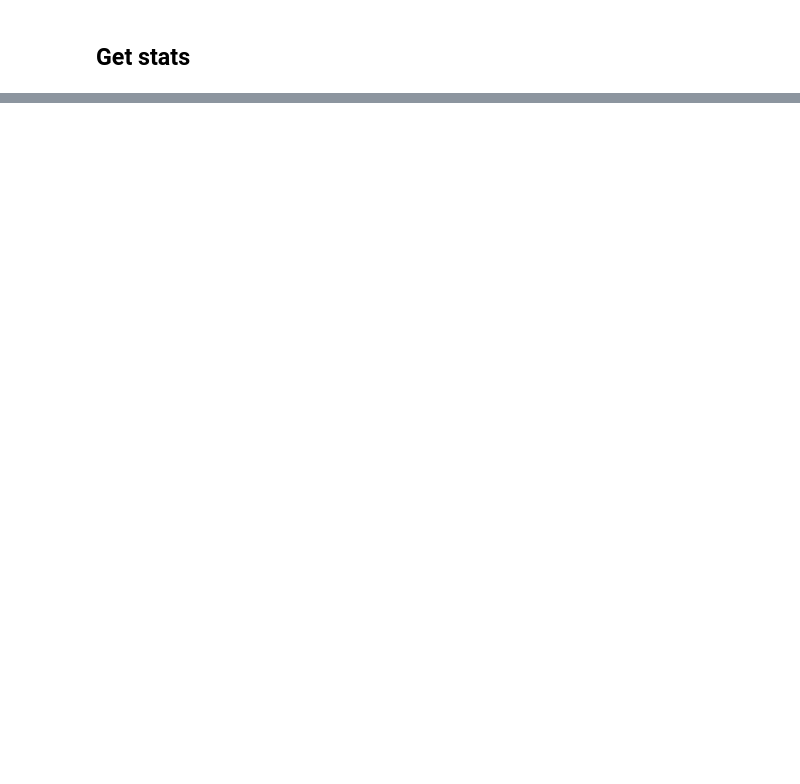
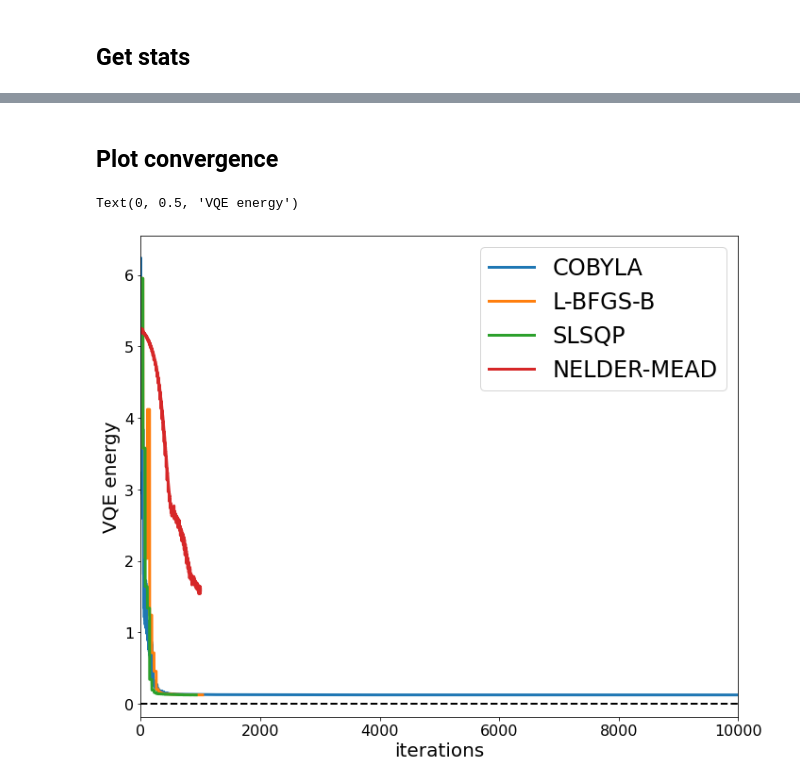
Before and after one commit to erinaldi/bmn2-qiskit, a Jupyter notebook: notebooks/00_figures.ipynb, the cells around one changed output, grey strips where cells are left out. Drawn from its saved outputs; the diff is of its cells as text; code cells hidden in the pictures; blank space fills up the shorter version.

```diff
--- a/notebooks/00_figures.ipynb
+++ b/notebooks/00_figures.ipynb
@@ -148,0 +154,13 @@ gsdf.describe().T[["min","max","mean","std"]]
+# %% [markdown]
+## Plot convergence
+# %%
+# select the best runs for each optimizer
+fig, ax = plt.subplots()
+for o in opt_label:
+    result.loc[o,gsdf[o].idxmin()].plot(x='counts',y='energy', xlim=[0,10000],label=o, ax=ax)
+ax.axhline(0,c="k",ls="--", lw="2",label="Exact")
+ax.set_xlabel("iterations")
+ax.set_ylabel("VQE energy")
+# %% [output]
+Text(0, 0.5, 'VQE energy')
+[figure, added]
```
Also changed, not shown: parts of 11 cells of this notebook, 2 other files.
